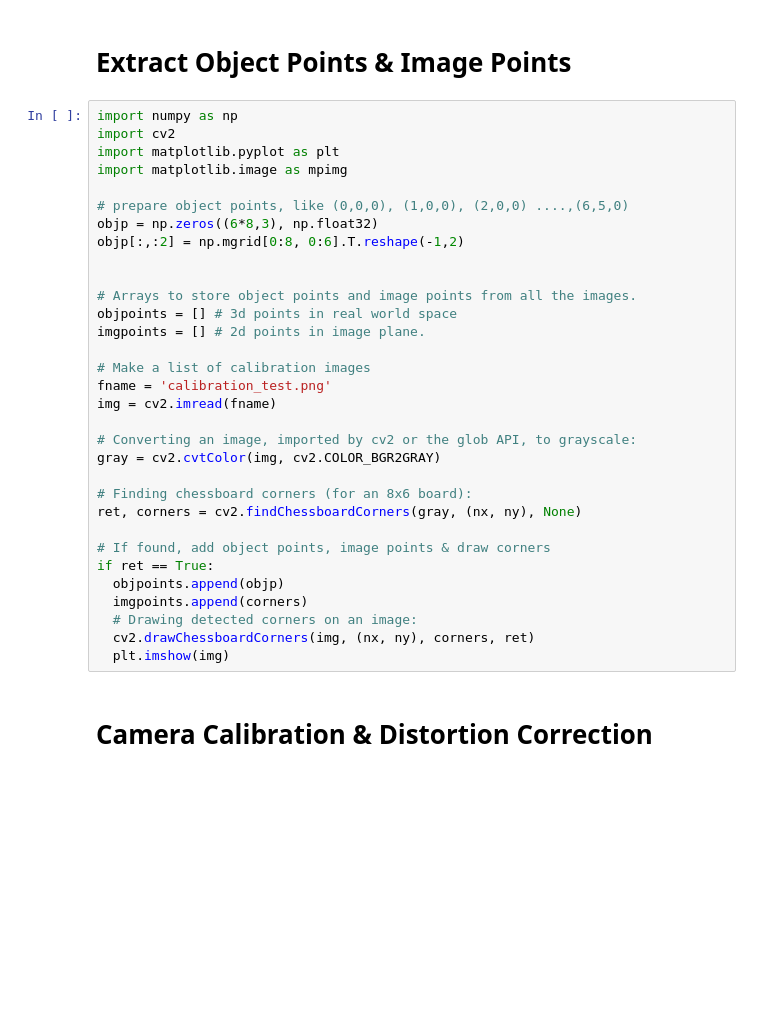
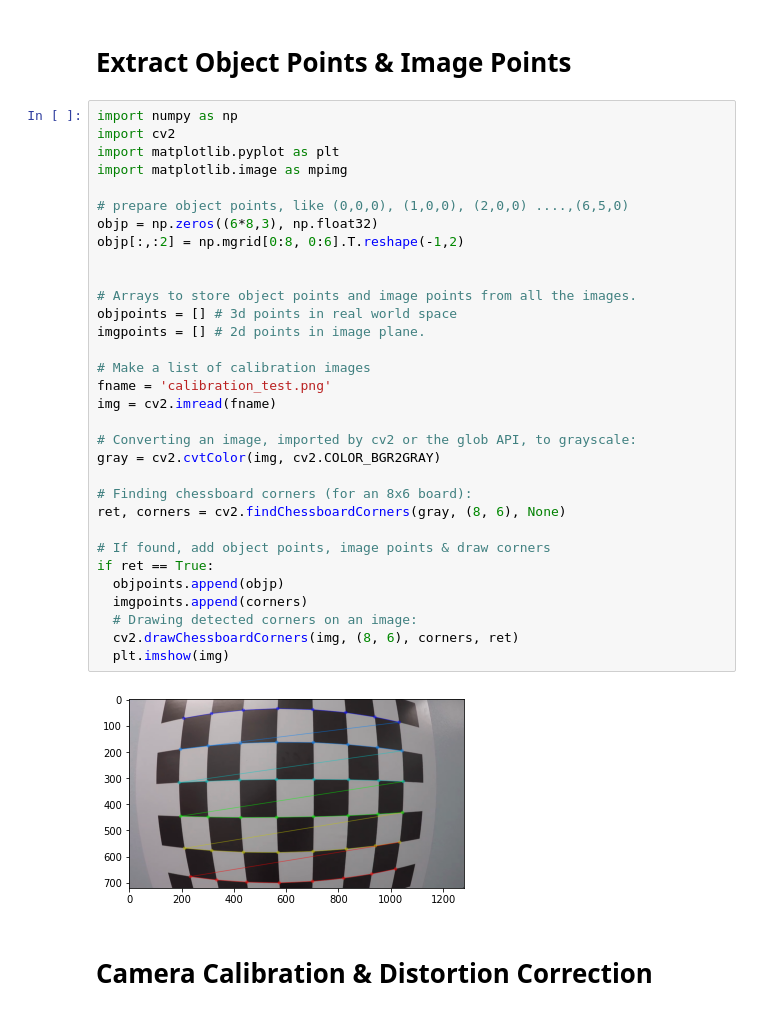
Before and after one commit to oussama95boussaid/Camera_Calibration, a Jupyter notebook: camera_calibration_&_distortion_correction.ipynb, the cells around one changed output. Saved outputs shown, nothing was run; the diff lists cells and outputs as text; blank space fills up the shorter version.

```diff
--- a/camera_calibration_&_distortion_correction.ipynb
+++ b/camera_calibration_&_distortion_correction.ipynb
@@ -3,35 +3,37 @@
 # %%
 import numpy as np
 import cv2
 import matplotlib.pyplot as plt
 import matplotlib.image as mpimg
 
 # prepare object points, like (0,0,0), (1,0,0), (2,0,0) ....,(6,5,0)
 objp = np.zeros((6*8,3), np.float32)
 objp[:,:2] = np.mgrid[0:8, 0:6].T.reshape(-1,2)
 
 
 # Arrays to store object points and image points from all the images.
 objpoints = [] # 3d points in real world space
 imgpoints = [] # 2d points in image plane.
 
 # Make a list of calibration images
 fname = 'calibration_test.png'
 img = cv2.imread(fname)
 
 # Converting an image, imported by cv2 or the glob API, to grayscale:
 gray = cv2.cvtColor(img, cv2.COLOR_BGR2GRAY)
 
 # Finding chessboard corners (for an 8x6 board):
-ret, corners = cv2.findChessboardCorners(gray, (nx, ny), None)
+ret, corners = cv2.findChessboardCorners(gray, (8, 6), None)
 
 # If found, add object points, image points & draw corners
 if ret == True:
   objpoints.append(objp)
   imgpoints.append(corners)
   # Drawing detected corners on an image:
-  cv2.drawChessboardCorners(img, (nx, ny), corners, ret)
+  cv2.drawChessboardCorners(img, (8, 6), corners, ret)
   plt.imshow(img)
+# %% [output]
+[figure, added]
 # %% [markdown]
 # **Camera Calibration & Distortion Correction**
 # %% [markdown]
```
Also changed, not shown: 1 other file.
